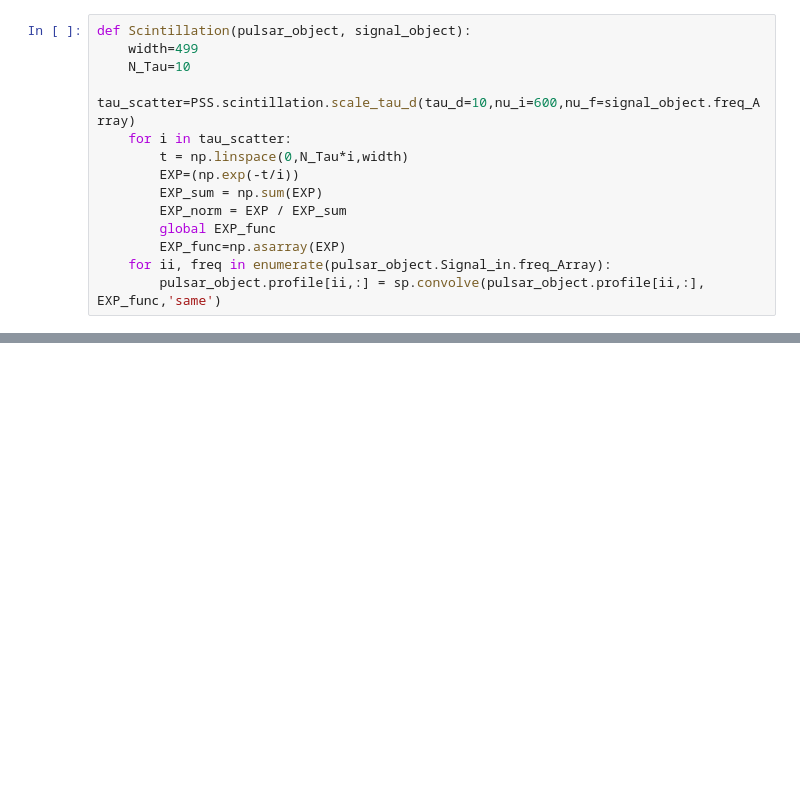
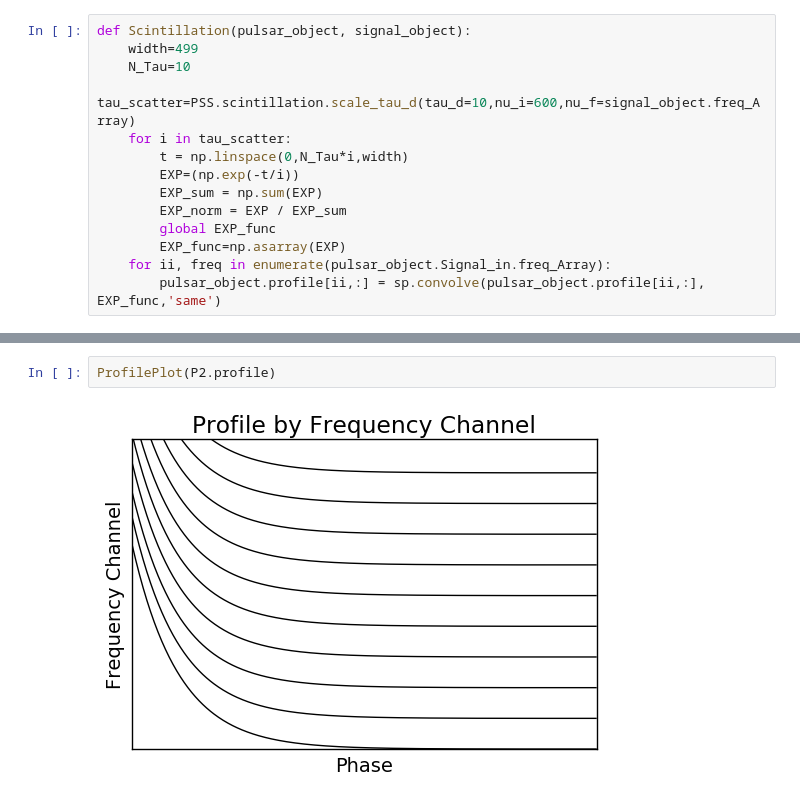
Before and after one commit to ameliahenkel/REU_SU17, a Jupyter notebook: Cassidy_Methods/MinimalWorkingNotebook_Cassidy_Plus_EXP.ipynb, the cells around one changed output, grey strips where cells are left out. Saved outputs shown, nothing was run; the diff lists cells and outputs as text; blank space fills up the shorter version.

```diff
--- a/Cassidy_Methods/MinimalWorkingNotebook_Cassidy_Plus_EXP.ipynb
+++ b/Cassidy_Methods/MinimalWorkingNotebook_Cassidy_Plus_EXP.ipynb
@@ -87,0 +132,4 @@ plt.show()
+# %%
+ProfilePlot(P2.profile)
+# %% [output]
+[figure, added]
```
Also changed, not shown: parts of 20 cells of this notebook.
